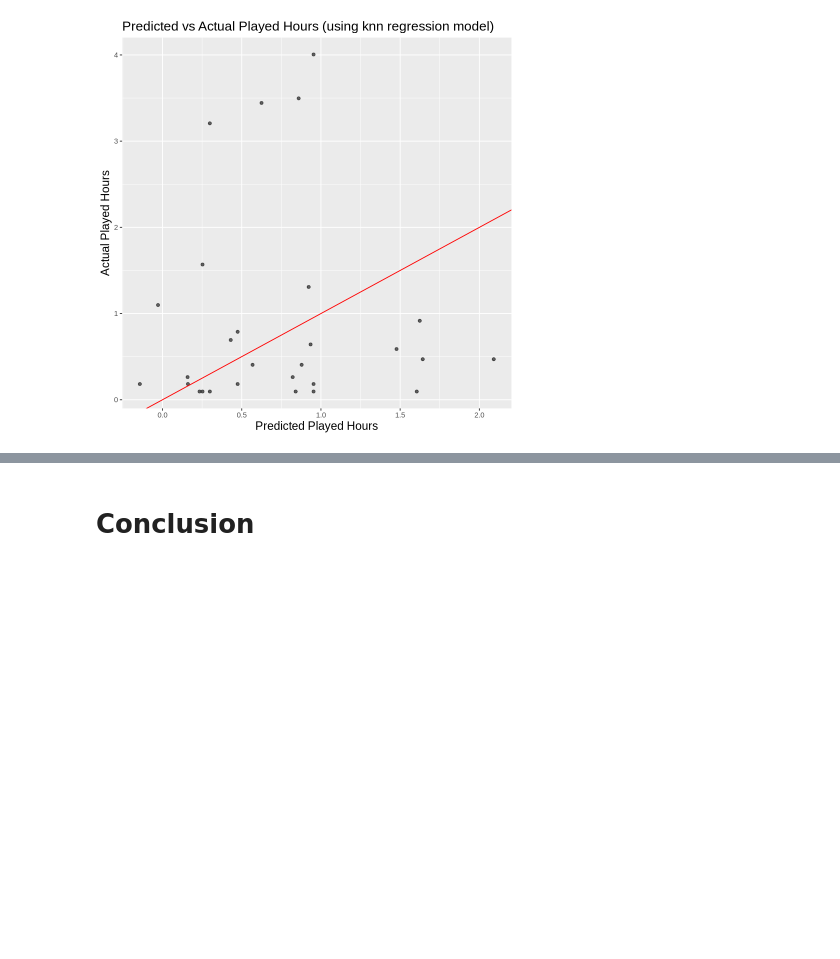
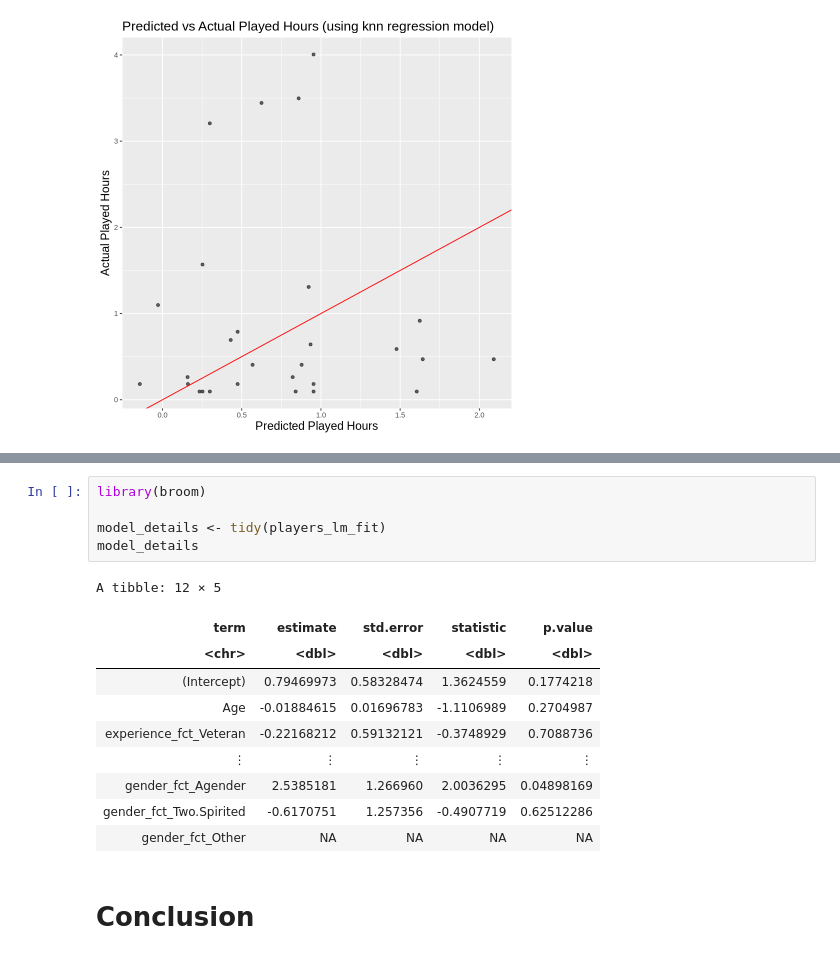
Before and after one commit to thaviship/dsci-group-project, a Jupyter notebook: Project Final Report.ipynb, the cells around one changed output, grey strips where cells are left out. Cells and saved outputs as stored; diff of their text form; blank space fills up the shorter version.

```diff
--- a/Project Final Report.ipynb
+++ b/Project Final Report.ipynb
@@ -360,3 +400,19 @@ lm_visualization
+# %%
+library(broom)
+
+model_details <- tidy(players_lm_fit)
+model_details
+# %% [output]
+A tibble: 12 × 5
+| term | estimate | std.error | statistic | p.value |
+| <chr> | <dbl> | <dbl> | <dbl> | <dbl> |
+| (Intercept) | 0.79469973 | 0.58328474 | 1.3624559 | 0.1774218 |
+| Age | -0.01884615 | 0.01696783 | -1.1106989 | 0.2704987 |
+| experience_fct_Veteran | -0.22168212 | 0.59132121 | -0.3748929 | 0.7088736 |
+| ⋮ | ⋮ | ⋮ | ⋮ | ⋮ |
+| gender_fct_Agender | 2.5385181 | 1.266960 | 2.0036295 | 0.04898169 |
+| gender_fct_Two.Spirited | -0.6170751 | 1.257356 | -0.4907719 | 0.62512286 |
+| gender_fct_Other | NA | NA | NA | NA |
 # %% [markdown]
 # Conclusion
 # %% [markdown]
```
Also changed, not shown: parts of 6 cells of this notebook, 3 other files.
